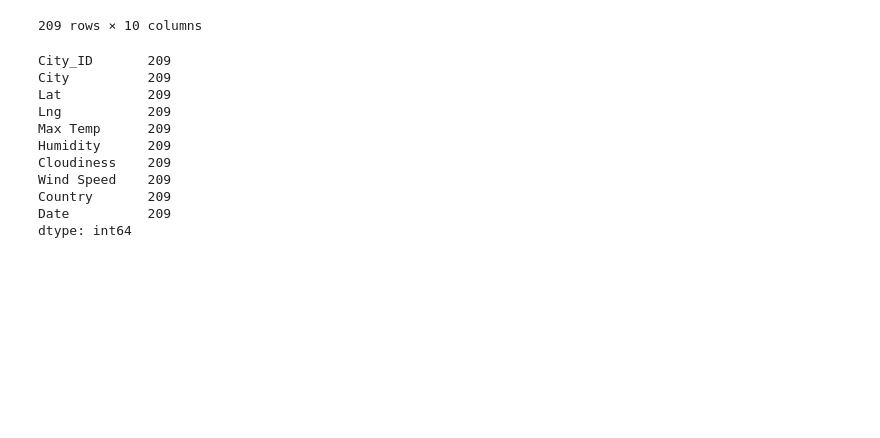
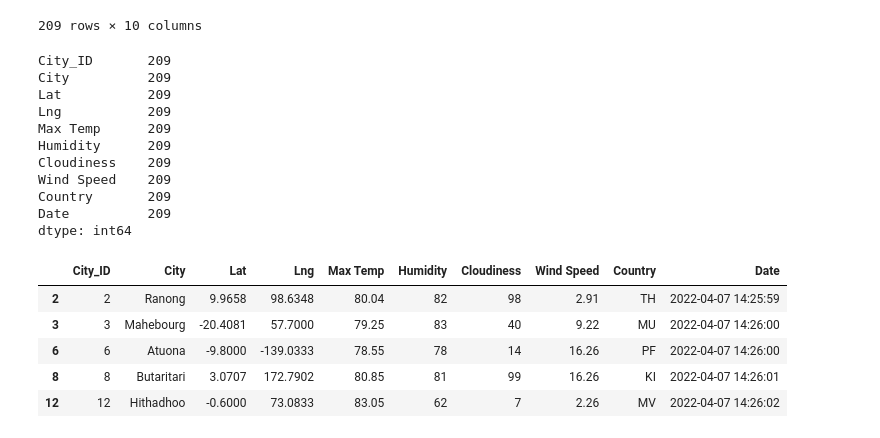
Before and after one commit to BNew2022/World_Weather_Analysis, a Jupyter notebook: Vacation_Search/Vacation_Search.ipynb, the cells around one changed output. Drawn from its saved outputs; the diff is of its cells as text; code cells hidden in the pictures; blank space fills up the shorter version.

```diff
--- a/Vacation_Search/Vacation_Search.ipynb
+++ b/Vacation_Search/Vacation_Search.ipynb
@@ -93,5 +93,14 @@ Wind Speed    209
 Country       209
 Date          209
 dtype: int64
+# %%
+preferred_cities_2_df.head()
+# %% [output]
+|  | City_ID | City | Lat | Lng | Max Temp | Humidity | Cloudiness | Wind Speed | Country | Date |
+| 2 | 2 | Ranong | 9.9658 | 98.6348 | 80.04 | 82 | 98 | 2.91 | TH | 2022-04-07 14:25:59 |
+| 3 | 3 | Mahebourg | -20.4081 | 57.7000 | 79.25 | 83 | 40 | 9.22 | MU | 2022-04-07 14:26:00 |
+| 6 | 6 | Atuona | -9.8000 | -139.0333 | 78.55 | 78 | 14 | 16.26 | PF | 2022-04-07 14:26:00 |
+| 8 | 8 | Butaritari | 3.0707 | 172.7902 | 80.85 | 81 | 99 | 16.26 | KI | 2022-04-07 14:26:01 |
+| 12 | 12 | Hithadhoo | -0.6000 | 73.0833 | 83.05 | 62 | 7 | 2.26 | MV | 2022-04-07 14:26:02 |
 # %%
 # 5a. Create DataFrame called hotel_df to store hotel names along with city, country, max temp, and coordinates.
```
Also changed, not shown: parts of 6 cells of this notebook, 1 other file.
